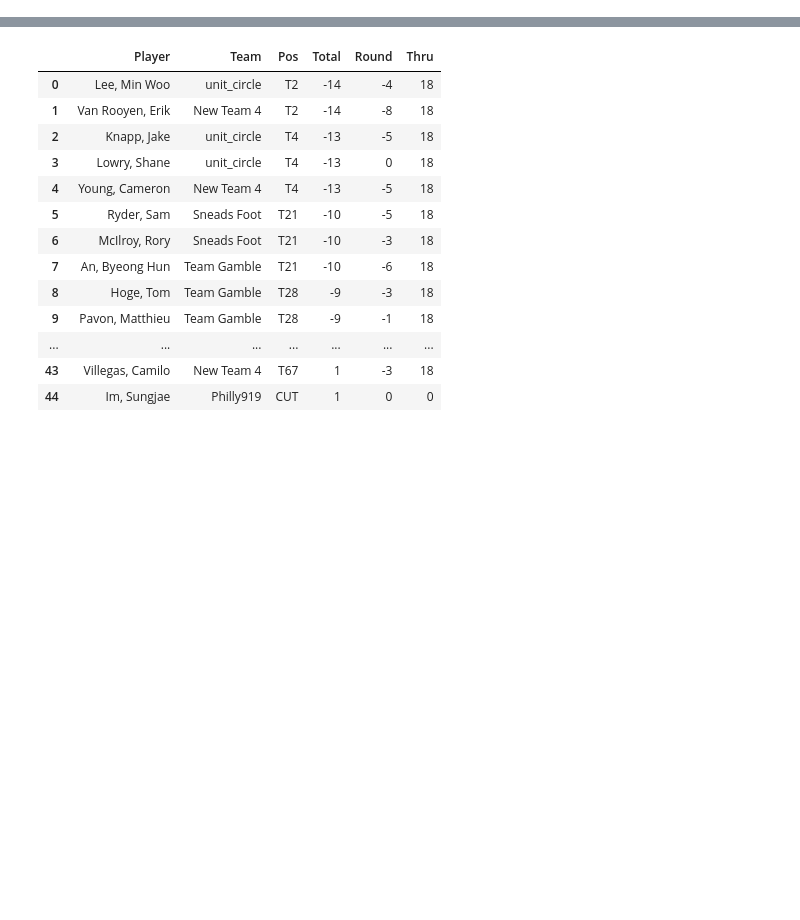
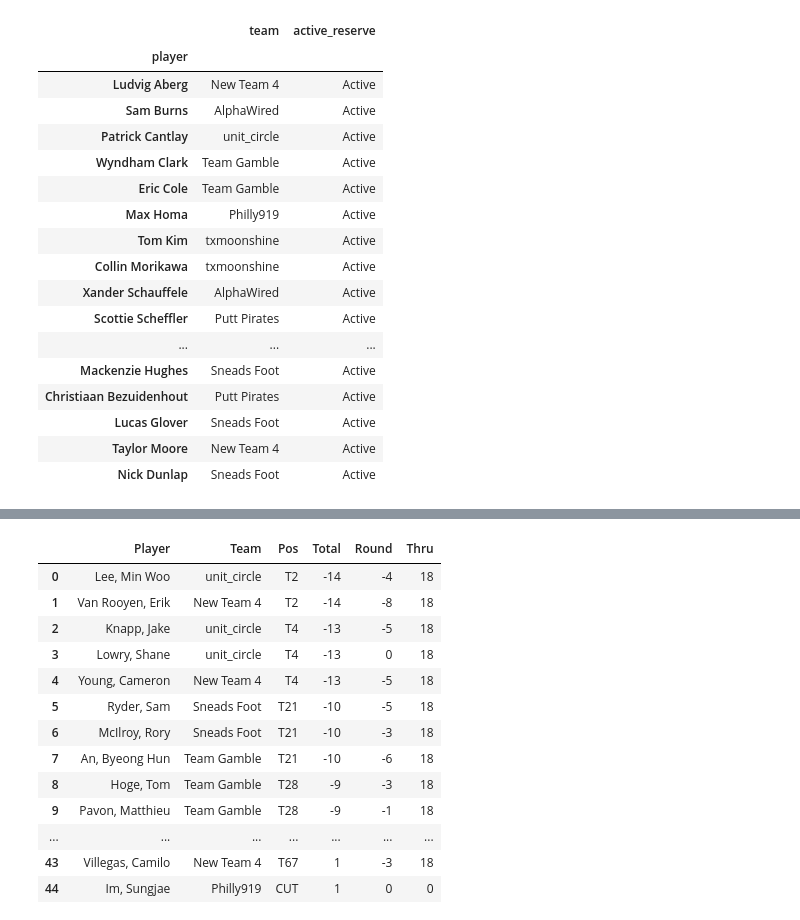
Before and after one commit to mikejackson35/fantrax_golf, a Jupyter notebook: live_scoring.ipynb, the cells around one changed output, grey strips where cells are left out. Saved outputs shown, nothing was run; the diff lists cells and outputs as text; code cells hidden in the pictures; blank space fills up the shorter version.

```diff
--- a/live_scoring.ipynb
+++ b/live_scoring.ipynb
@@ -14,6 +14,27 @@ teams.columns = ['player','team','active_reserve']
 teams_dict = {'919':'Philly919','u_c':'unit_circle','NT 8':'Sneads Foot','NT 4':'New Team 4','txms':'txmoonshine','MG':'Team Gamble','grrr':'Putt Pirates','[AW]':'AlphaWired'}
 teams['team'] = teams.team.map(teams_dict)
 teams = teams.loc[teams.active_reserve=='Active'].set_index('player')
+# %%
+teams
+# %% [output]
+|  | team | active_reserve |
+| player |  |  |
+| Ludvig Aberg | New Team 4 | Active |
+| Sam Burns | AlphaWired | Active |
+| Patrick Cantlay | unit_circle | Active |
+| Wyndham Clark | Team Gamble | Active |
+| Eric Cole | Team Gamble | Active |
+| Max Homa | Philly919 | Active |
+| Tom Kim | txmoonshine | Active |
+| Collin Morikawa | txmoonshine | Active |
+| Xander Schauffele | AlphaWired | Active |
+| Scottie Scheffler | Putt Pirates | Active |
+| ... | ... | ... |
+| Mackenzie Hughes | Sneads Foot | Active |
+| Christiaan Bezuidenhout | Putt Pirates | Active |
+| Lucas Glover | Sneads Foot | Active |
+| Taylor Moore | New Team 4 | Active |
+| Nick Dunlap | Sneads Foot | Active |
 # %%
 ## live scoring feed
 
```
Also changed, not shown: parts of 5 cells of this notebook, 2 other files.
